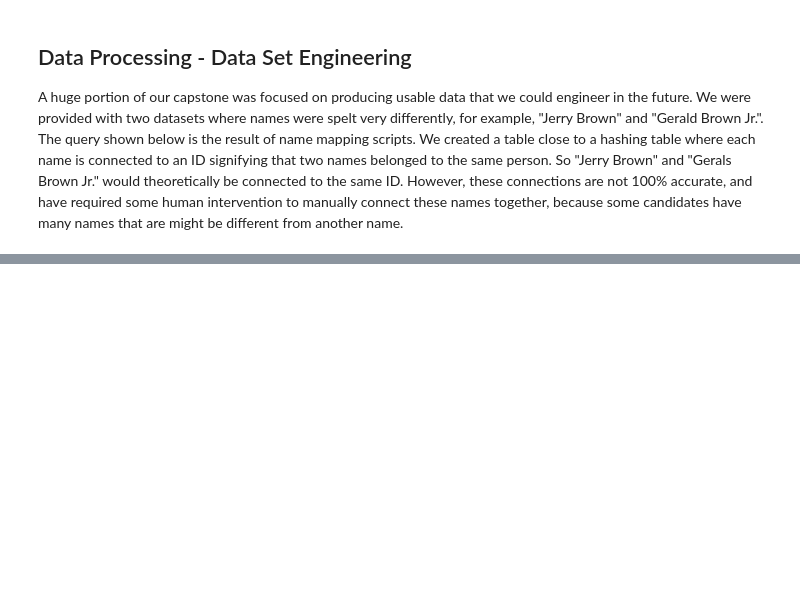
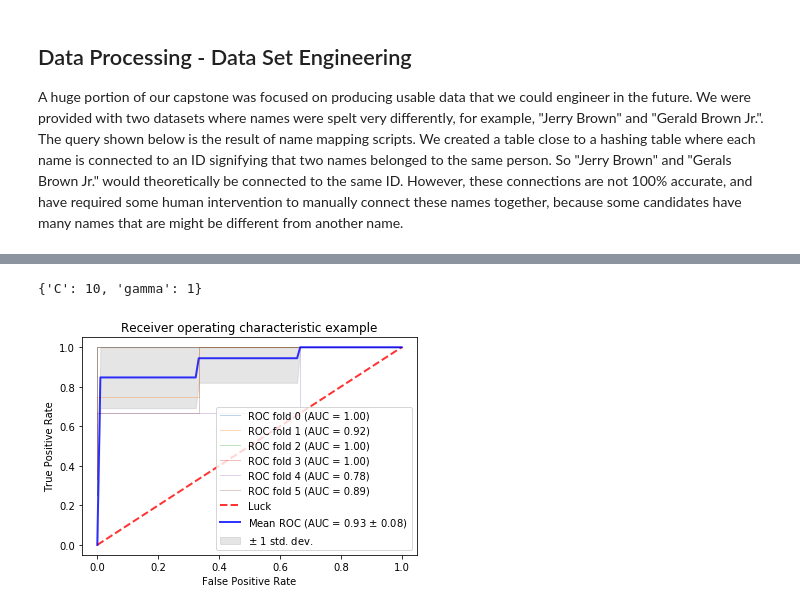
Before and after one commit to awoziji/datasci-campaign-finance, a Jupyter notebook: notebooks/CSUMBTeam1_writeup.ipynb, the cells around one changed output, grey strips where cells are left out. Cells and saved outputs as stored; diff of their text form; code cells hidden in the pictures; blank space fills up the shorter version.

```diff
--- a/notebooks/CSUMBTeam1_writeup.ipynb
+++ b/notebooks/CSUMBTeam1_writeup.ipynb
@@ -99,0 +358,2 @@ FileNotFoundError: File b'./dbname_2_id___2.csv' does not exist
+# %%
+scaled_dat = pd.concat([scaled_dat, onehotencode, X["election_year"]], axis=1)
@@ -99,0 +369,5 @@ FileNotFoundError: File b'./dbname_2_id___2.csv' does not exist
+# %%
+model = ExtraTreesClassifier()
+model.fit(scaled_dat, y)
+#print(model.feature_importances_)
+final_x = scaled_dat[scaled_dat.columns[np.argsort(-model.feature_importances_)[:50]]]
@@ -99,0 +378,9 @@ FileNotFoundError: File b'./dbname_2_id___2.csv' does not exist
+# %%
+#target_header = 'is_winner'
+#feature_headers = list(set(scaled_dat.columns))
+train_x, test_x, train_y, test_y = train_test_split(final_x,y, test_size=0.3)
+# Train and Test dataset size details
+print("Train_x Shape :: ", train_x.shape)
+print("Train_y Shape :: ", train_y.shape)
+print("Test_x Shape :: ", test_x.shape)
+print("Test_y Shape :: ", test_y.shape)
@@ -99,0 +432,13 @@ FileNotFoundError: File b'./dbname_2_id___2.csv' does not exist
+# %%
+# Use gridsearch in the future for the new best parameters.
+svc_param_selection(final_x,y)
+# %% [output]
+{'C': 10, 'gamma': 1}
+# %%
+svm_clf = SVC(C=10, gamma=1, probability=True)
+trained_svm = svm_clf.fit(train_x, train_y)
+cv_svm = StratifiedKFold(n_splits=6)
+# %%
+meu.draw_cv_roc_curve(trained_svm, cv_svm, train_x, train_y)
+# %% [output]
+[figure, added]
```
Also changed, not shown: parts of 39 cells of this notebook.
